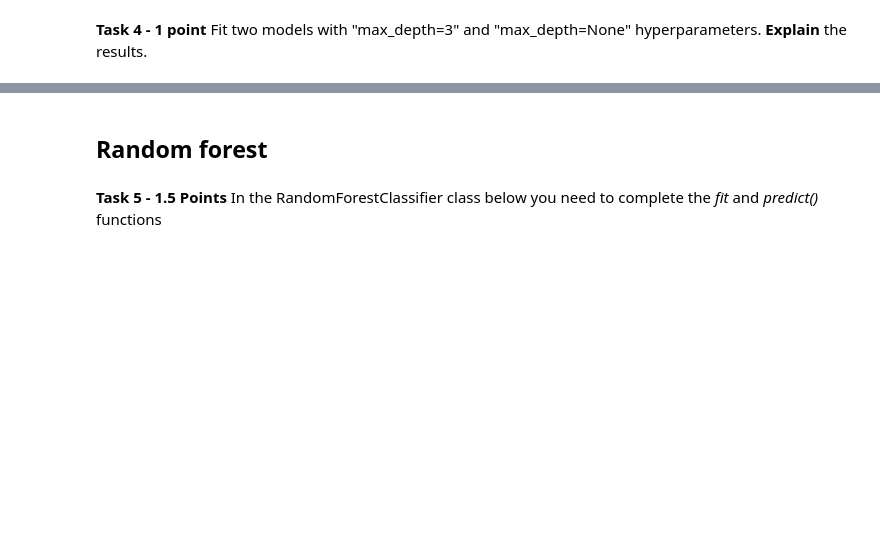
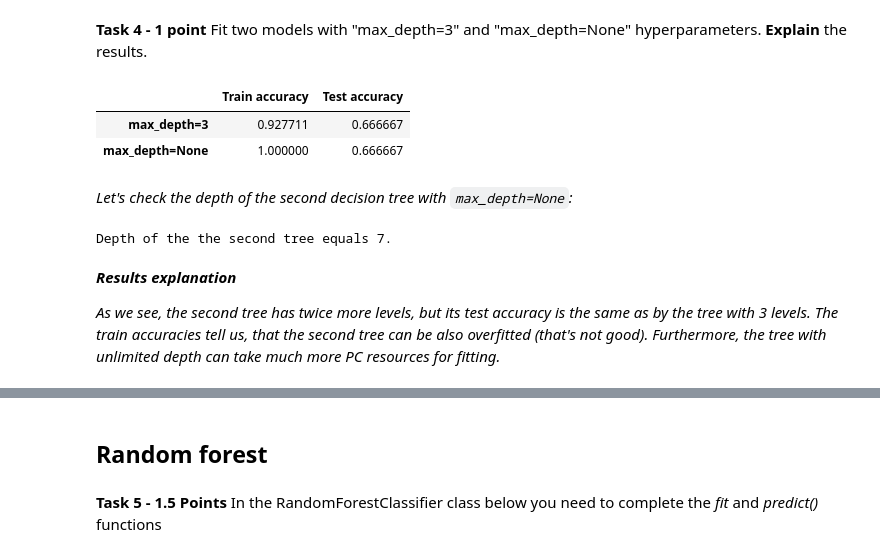
Before and after one commit to kesepkina/RS-ML-Cross-Check-2, a Jupyter notebook: 7_Trees_and_Ensembles.ipynb, the cells around one changed output, grey strips where cells are left out. Saved outputs shown, nothing was run; the diff lists cells and outputs as text; code cells hidden in the pictures; blank space fills up the shorter version.

```diff
--- a/7_Trees_and_Ensembles.ipynb
+++ b/7_Trees_and_Ensembles.ipynb
@@ -79,8 +79,10 @@ def gini_index(x):
     n = len(x)
     if n==0:
         return 0
-    distinct_counts = np.array([len(x[x==value]) for value in target_values])
-    gini = 1 - np.sum((distinct_counts / n) ** 2)
+#     distinct_counts = np.array([len(x[x==value]) for value in target_values])
+#     gini = 1 - np.sum((distinct_counts / n) ** 2)
+    _, counts = np.unique(x, return_counts=True)
+    gini = 1 - np.sum((counts / n) ** 2)
     return gini
 # %%
 tests.test_gini_index(gini_index)
@@ -252,9 +257,6 @@ class Tree(object):
             for value in split_values:
                 splits = split(X[:, column], y, value)
                 gain = self._compute_gain(y, splits)
-                # delete
-                if np.isclose(column,28.0):
-                    print(value)
 
                 if (max_gain is None) or (gain > max_gain):
                     max_col, max_val, max_gain = column, value, gain
@@ -280,7 +282,7 @@ class Tree(object):
         # Make this tree a leaf and return if max_depth doesn't allow it to grow further
         if max_depth is not None and max_depth==0:
             self._compute_outcome(y)
-            return self
+            return
 
         if not 0.0 <= feature_frac <= 1.0:
             raise ValueError('feature_frac must lie between 0.0 and 1.0')
@@ -293,10 +295,10 @@ class Tree(object):
         # Make this tree a leaf and return if the split doesn't bring any gain
         if gain is None or gain <= 0:
             self._compute_outcome(y)
-            return self
+            return
 
         # Save the necessary information about the next split
-        self.treshold = value
+        self.threshold = value
         self.column_index = column
 
         # Reduce the max_depth parameter for the next tree
@@ -304,7 +306,7 @@ class Tree(object):
             max_depth -= 1
 
         # Split dataset
-        left_X, right_X, left_target, right_target = split_dataset(X, y, self.column_index, self.treshold)
+        left_X, right_X, left_target, right_target = split_dataset(X, y, self.column_index, self.threshold)
 
         # Grow left and right child. Pass over the parent's random generator
         # for reproducible results
@@ -321,7 +323,7 @@ class Tree(object):
         if not self.is_terminal:
             # Use the stored information about the split to define
             # if the right or the left child to use
-            if row[self.column_index] < self.treshold:
+            if row[self.column_index] < self.threshold:
                 return self.left_child.predict_row(row)
             else:
                 return self.right_child.predict_row(row)
@@ -438,0 +355,24 @@ TypeError: ufunc 'isfinite' not supported for the input types, and the inputs co
+# %%
+# Your code here
+# Tree fitted with max_depth=3
+tree_3 = Tree()
+tree_3.fit(X_train.values, y_train, max_depth=3)
+accuracy_train_3 = accuracy_score(y_train, tree_3.predict(X_train.values))
+accuracy_test_3 = accuracy_score(y_test, tree_3.predict(X_test.values))
+
+# Tree fitted with max_depth=None
+tree_inf = Tree()
+tree_inf.fit(X_train.values, y_train)
+accuracy_train_inf = accuracy_score(y_train, tree_inf.predict(X_train.values))
+accuracy_test_inf = accuracy_score(y_test, tree_inf.predict(X_test.values))
+# %%
+# Your code here
+pd.DataFrame({"Train accuracy": [accuracy_train_3, accuracy_train_inf], \
+              "Test accuracy": [accuracy_test_3, accuracy_test_inf]}, \
+             index=["max_depth=3", "max_depth=None"])
+# %% [output]
+|  | Train accuracy | Test accuracy |
+| max_depth=3 | 0.927711 | 0.666667 |
+| max_depth=None | 1.000000 | 0.666667 |
+# %% [markdown]
+*Let's check the depth of the second decision tree with `max_depth=None`:*
@@ -439,3 +384,11 @@ TypeError: ufunc 'isfinite' not supported for the input types, and the inputs co
+# %%
+print(f'Depth of the the second tree equals {count_depth(tree_inf)}.')
+# %% [output]
+Depth of the the second tree equals 7.
+# %% [markdown]
+***Results explanation***
+
+*As we see, the second tree has twice more levels, but its test accuracy is the same as by the tree with 3 levels. The train accuracies tell us, that the second tree can be also overfitted (that's not good). Furthermore, the tree with unlimited depth can take much more PC resources for fitting.*
 # %%
 def plot_metrics_on_depths(criterion='gini'):
     max_depths, train_scores, test_scores = [], [], []
```
Also changed, not shown: parts of 28 cells of this notebook.
